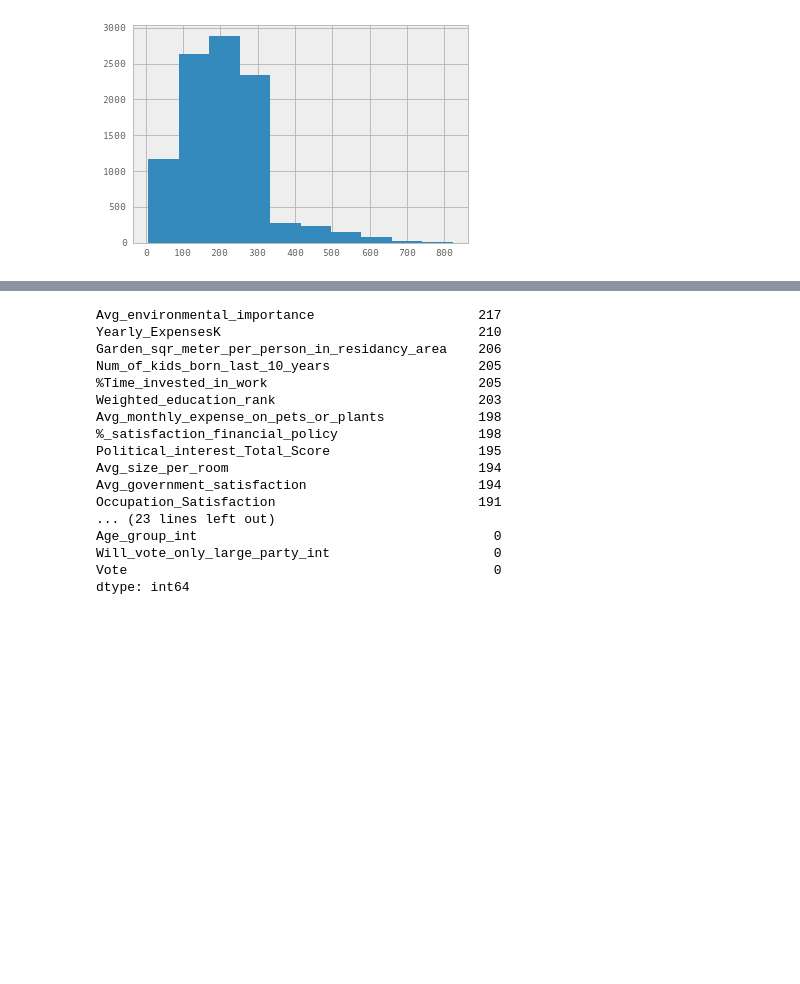
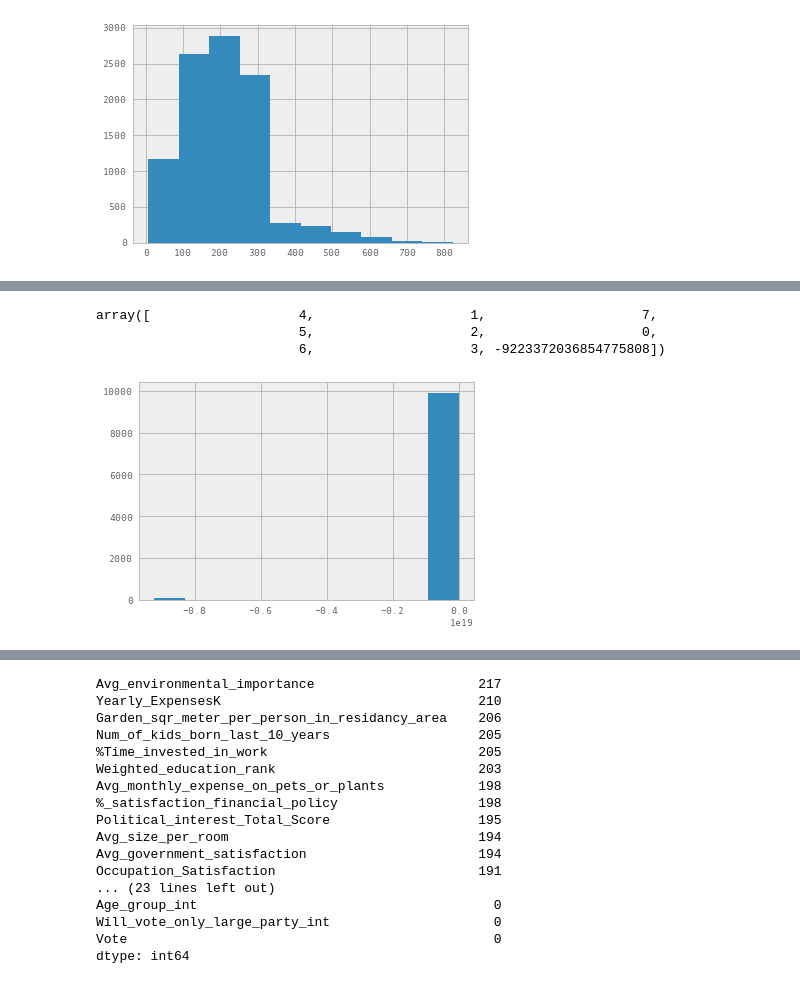
Before and after one commit to odedgolden/Machine-Learning, a Jupyter notebook: ML_ex2/ML_ex2.ipynb, the cells around one changed output, grey strips where cells are left out. Cells and saved outputs as stored; diff of their text form; code cells hidden in the pictures; blank space fills up the shorter version.

```diff
--- a/ML_ex2/ML_ex2.ipynb
+++ b/ML_ex2/ML_ex2.ipynb
@@ -296,4 +554,9 @@ data['Married_int'].unique()
 # %%
-data['Married_int'].hist()
-data['Married_int'].unique()
+data['Most_Important_Issue_int'].hist()
+data['Most_Important_Issue_int'].unique()
+# %% [output]
+array([                   4,                    1,                    7,
+                          5,                    2,                    0,
+                          6,                    3, -9223372036854775808])
+[figure, added]
 # %%
```
Also changed, not shown: parts of 42 cells of this notebook.
